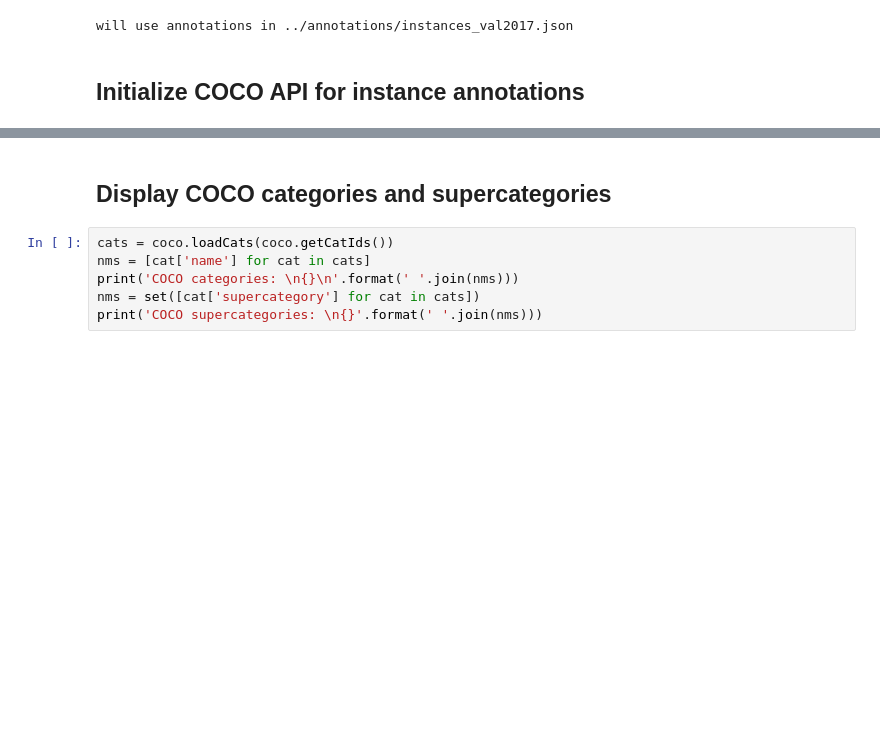
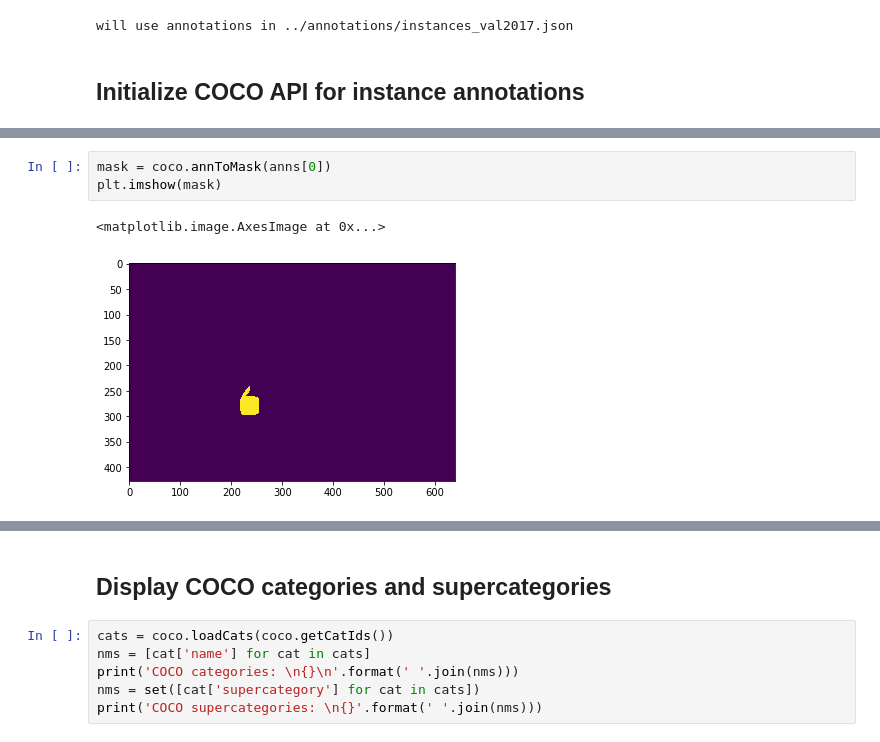
Before and after one commit to bluepika2/Springboard-Capstone-Production, a Jupyter notebook: code/Data_Wrangling.ipynb, the cells around one changed output, grey strips where cells are left out. Drawn from its saved outputs; the diff is of its cells as text; blank space fills up the shorter version.

```diff
--- a/code/Data_Wrangling.ipynb
+++ b/code/Data_Wrangling.ipynb
@@ -67,0 +83,6 @@ index created!
+# %%
+mask = coco.annToMask(anns[0])
+plt.imshow(mask)
+# %% [output]
+<matplotlib.image.AxesImage at 0x...>
+[figure, added]
```
Also changed, not shown: parts of 9 cells of this notebook.
